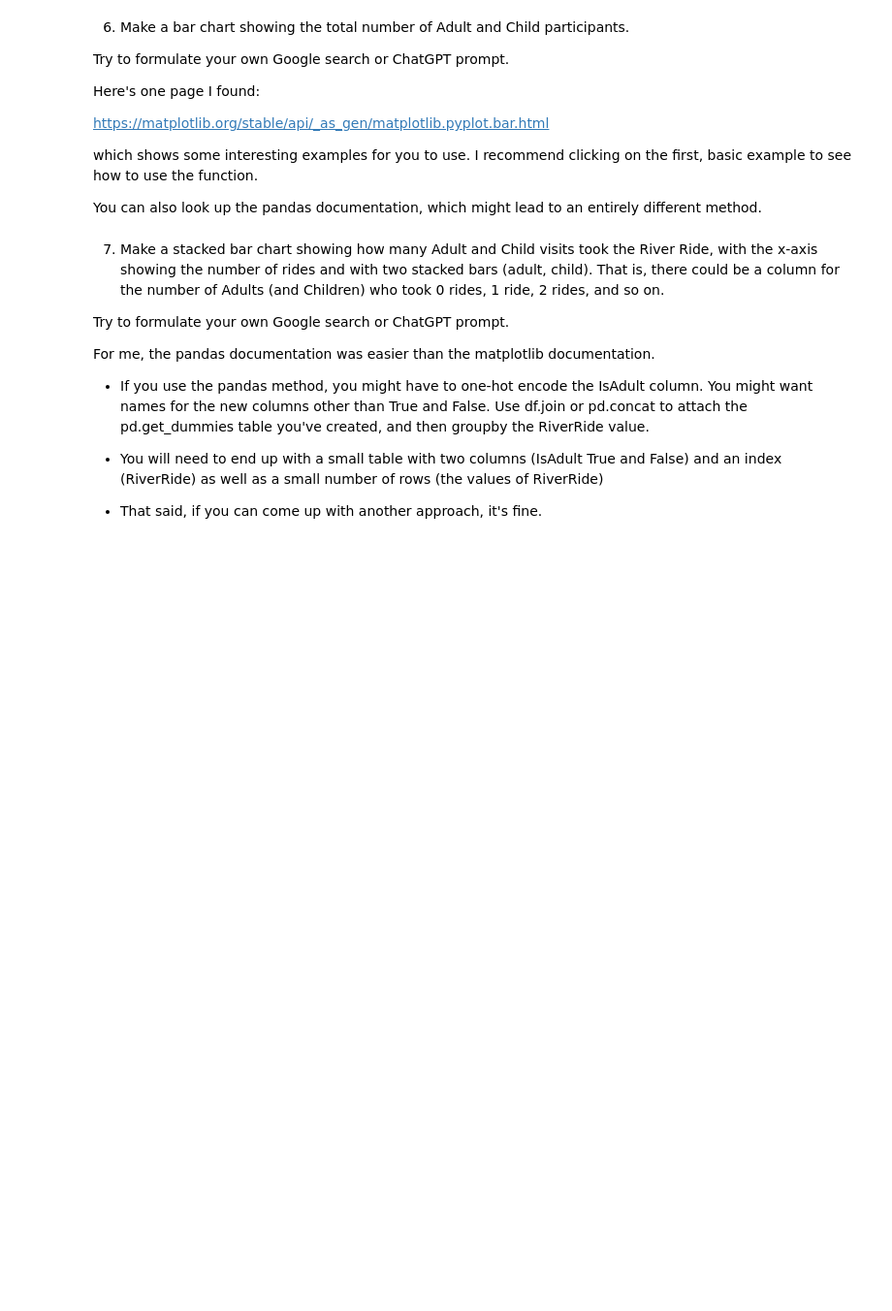
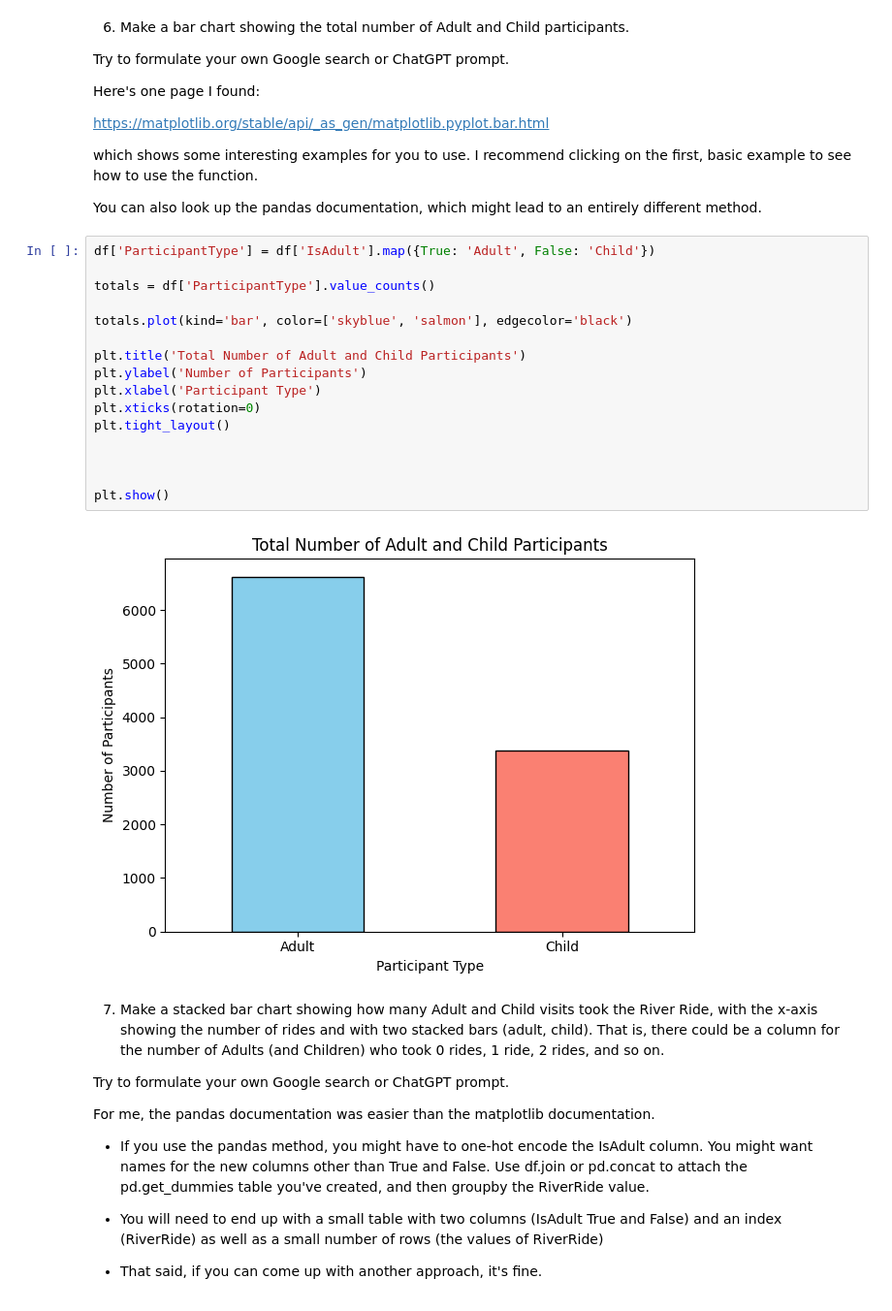
Before and after one commit to anamomds/AI_For_Leaders_II, a Jupyter notebook: OMDS-ModB2-Week3-Nam-Alexander.ipynb, the cells around one changed output. Shown: that part at 97% size. Drawn from its saved outputs; the diff is of its cells as text; blank space fills up the shorter version.

```diff
--- a/OMDS-ModB2-Week3-Nam-Alexander.ipynb
+++ b/OMDS-ModB2-Week3-Nam-Alexander.ipynb
@@ -376,6 +486,24 @@ https://matplotlib.org/stable/api/_as_gen/matplotlib.pyplot.bar.html
 which shows some interesting examples for you to use.  I recommend clicking on the first, basic example to see how to use the function.
 
 You can also look up the pandas documentation, which might lead to an entirely different method.
+# %%
+df['ParticipantType'] = df['IsAdult'].map({True: 'Adult', False: 'Child'})
+
+totals = df['ParticipantType'].value_counts()
+
+totals.plot(kind='bar', color=['skyblue', 'salmon'], edgecolor='black')
+
+plt.title('Total Number of Adult and Child Participants')
+plt.ylabel('Number of Participants')
+plt.xlabel('Participant Type')
+plt.xticks(rotation=0)
+plt.tight_layout()
+
+
+
+plt.show()
+# %% [output]
+[figure, added]
 # %% [markdown]
 7. Make a stacked bar chart showing how many Adult and Child visits took the River Ride, with the x-axis showing the number of rides and with two stacked bars (adult, child).  That is, there could be a column for the number of Adults (and Children) who took 0 rides, 1 ride, 2 rides, and so on.
 
```
Also changed, not shown: parts of 12 cells of this notebook, 1 other file.
